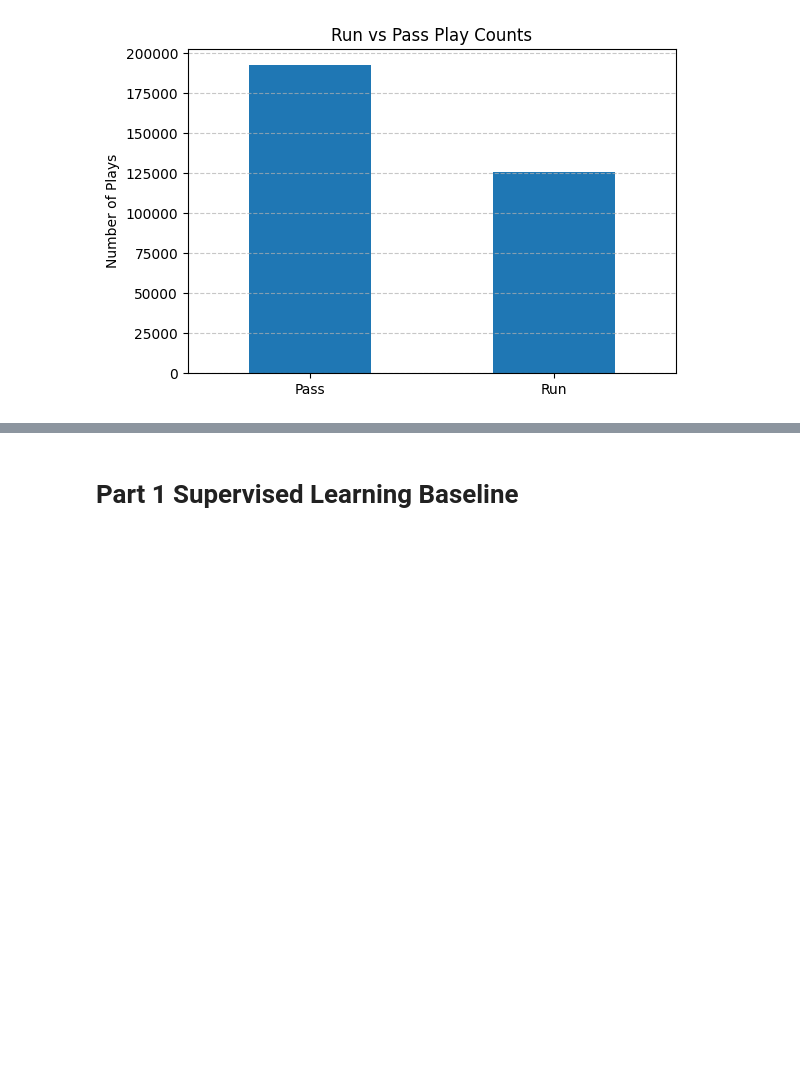
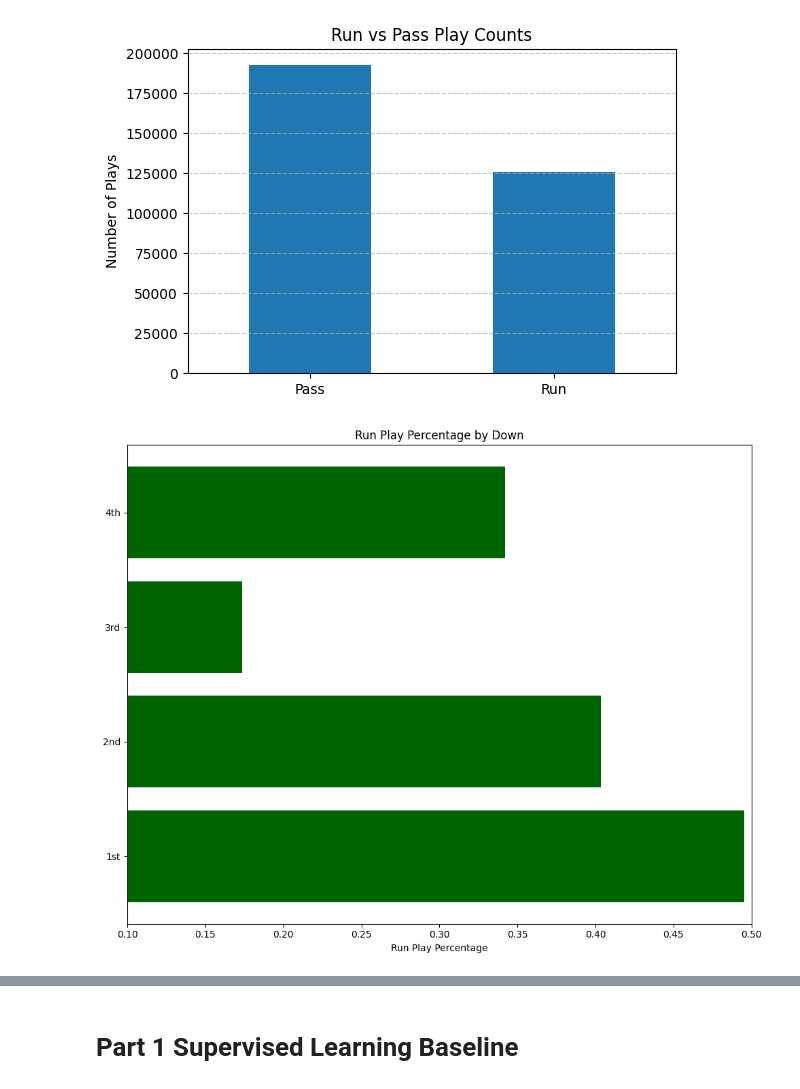
Before and after one commit to mikerhoads/deep-learning-final-project, a Jupyter notebook: deep-learning-notebook.ipynb, the cells around one changed output, grey strips where cells are left out. Saved outputs shown, nothing was run; the diff lists cells and outputs as text; code cells hidden in the pictures; blank space fills up the shorter version.

```diff
--- a/deep-learning-notebook.ipynb
+++ b/deep-learning-notebook.ipynb
@@ -70,6 +49,7 @@ KEEP_COLUMNS = {
     "game_date": datetime,
     "half_seconds_remaining": "Int64",
     "game_half": "string",
+    "qtr": "Int64",
     "drive": "Int64",
     "down": "Int64",
     "goal_to_go": "Int64",
@@ -264,3 +248,26 @@ plt.tight_layout()
 plt.show()
 # %% [output]
 [figure]
+# %%
+plays_by_down = plays.groupby("down")["was_run_play"].agg(
+    run_plays=lambda x: (x == 1).sum(),
+    pass_plays=lambda x: (x == 0).sum()
+).reset_index()
+
+plays_by_down["run_play_pct"] = (
+    plays_by_down["run_plays"] / (plays_by_down["run_plays"] + plays_by_down["pass_plays"])
+)
+
+down_labels = {1: "1st", 2: "2nd", 3: "3rd", 4: "4th"}
+plays_by_down["down_label"] = plays_by_down["down"].map(down_labels)
+
+# Plot
+plt.figure(figsize=(10, 8))
+plt.barh(plays_by_down["down_label"], plays_by_down["run_play_pct"], color="darkgreen")
+plt.xlabel("Run Play Percentage")
+plt.title("Run Play Percentage by Down")
+plt.xlim(0.1, 0.5)
+plt.tight_layout()
+plt.show()
+# %% [output]
+[figure, added]
```
Also changed, not shown: parts of 13 cells of this notebook, 1 other file.
